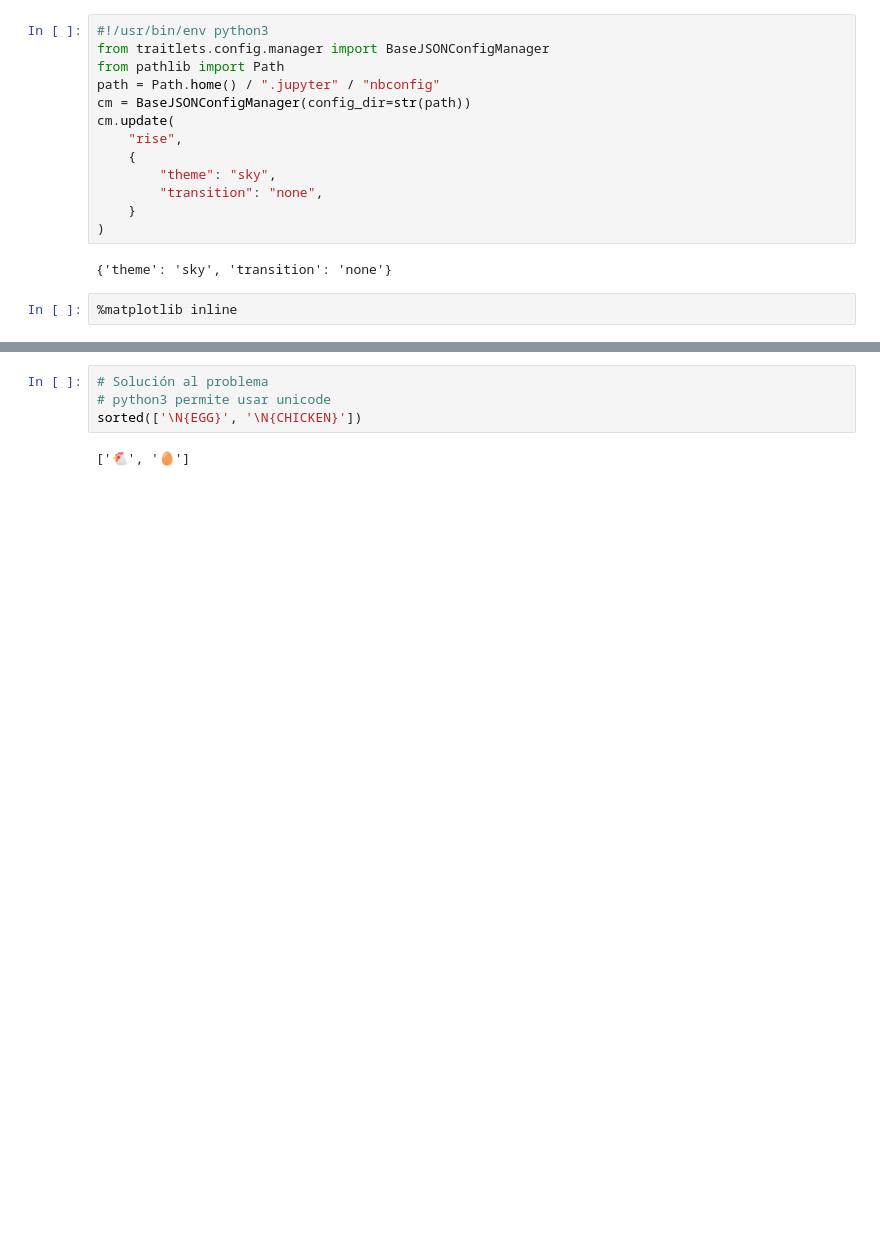
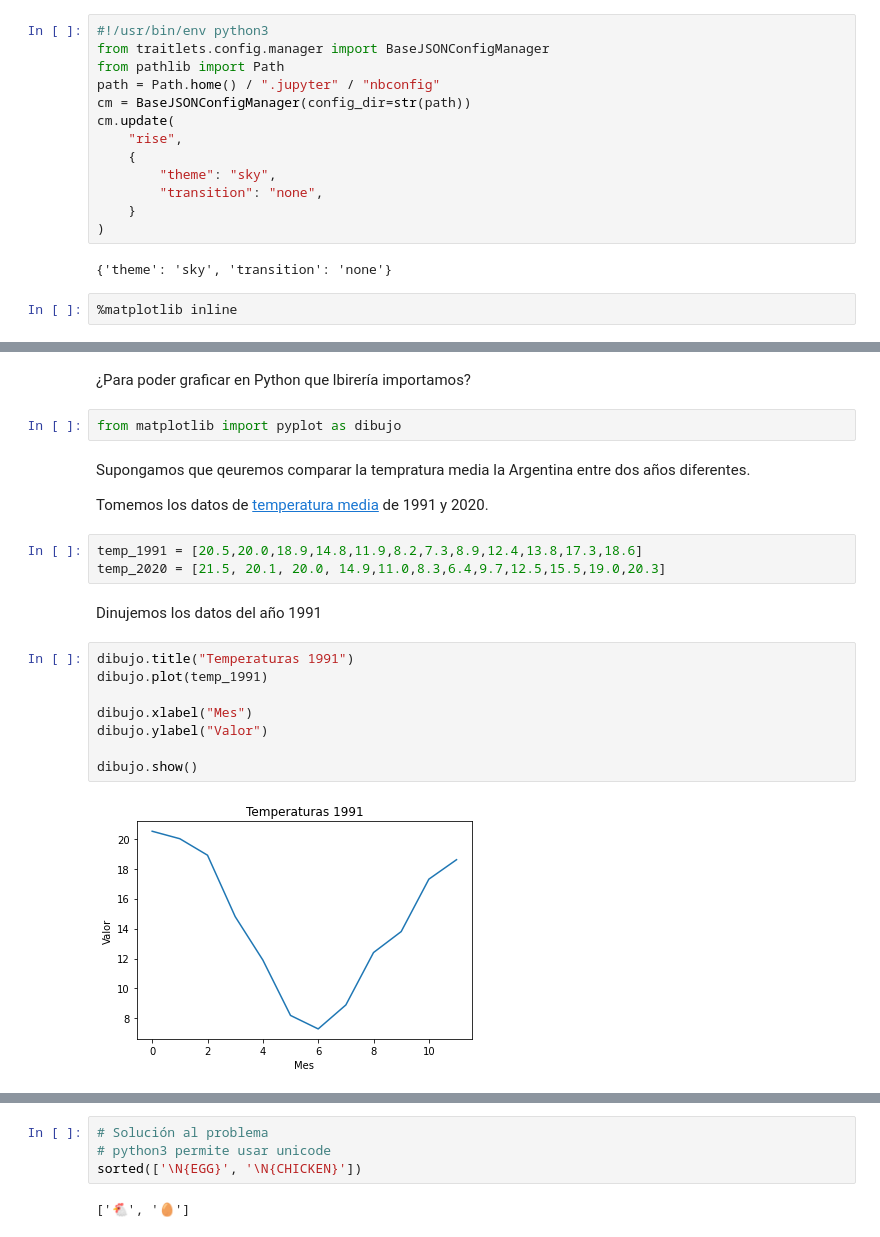
Before and after one commit to sebastiandres/pycon_ar, a Jupyter notebook: Parte 2.ipynb, the cells around one changed output, grey strips where cells are left out. Cells and saved outputs as stored; diff of their text form; blank space fills up the shorter version.

```diff
--- a/Parte 2.ipynb
+++ b/Parte 2.ipynb
@@ -37,0 +41,23 @@ Las slides de la presentación están en [linktr.ee/sebastiandres](https://linkt
+# %% [markdown]
+¿Para poder graficar en Python que lbirería importamos?
+# %%
+from matplotlib import pyplot as dibujo
+# %% [markdown]
+Supongamos que qeuremos comparar la tempratura media la Argentina entre dos años diferentes.
+
+Tomemos los datos de [temperatura media](https://climateknowledgeportal.worldbank.org/download-data) de 1991 y 2020.
+# %%
+temp_1991 = [20.5,20.0,18.9,14.8,11.9,8.2,7.3,8.9,12.4,13.8,17.3,18.6]
+temp_2020 = [21.5, 20.1, 20.0, 14.9,11.0,8.3,6.4,9.7,12.5,15.5,19.0,20.3]
+# %% [markdown]
+Dinujemos los datos del año 1991
+# %%
+dibujo.title("Temperaturas 1991")
+dibujo.plot(temp_1991)
+
+dibujo.xlabel("Mes")
+dibujo.ylabel("Valor")
+
+dibujo.show()
+# %% [output]
+[figure, added]
```
Also changed, not shown: parts of 24 cells of this notebook.
